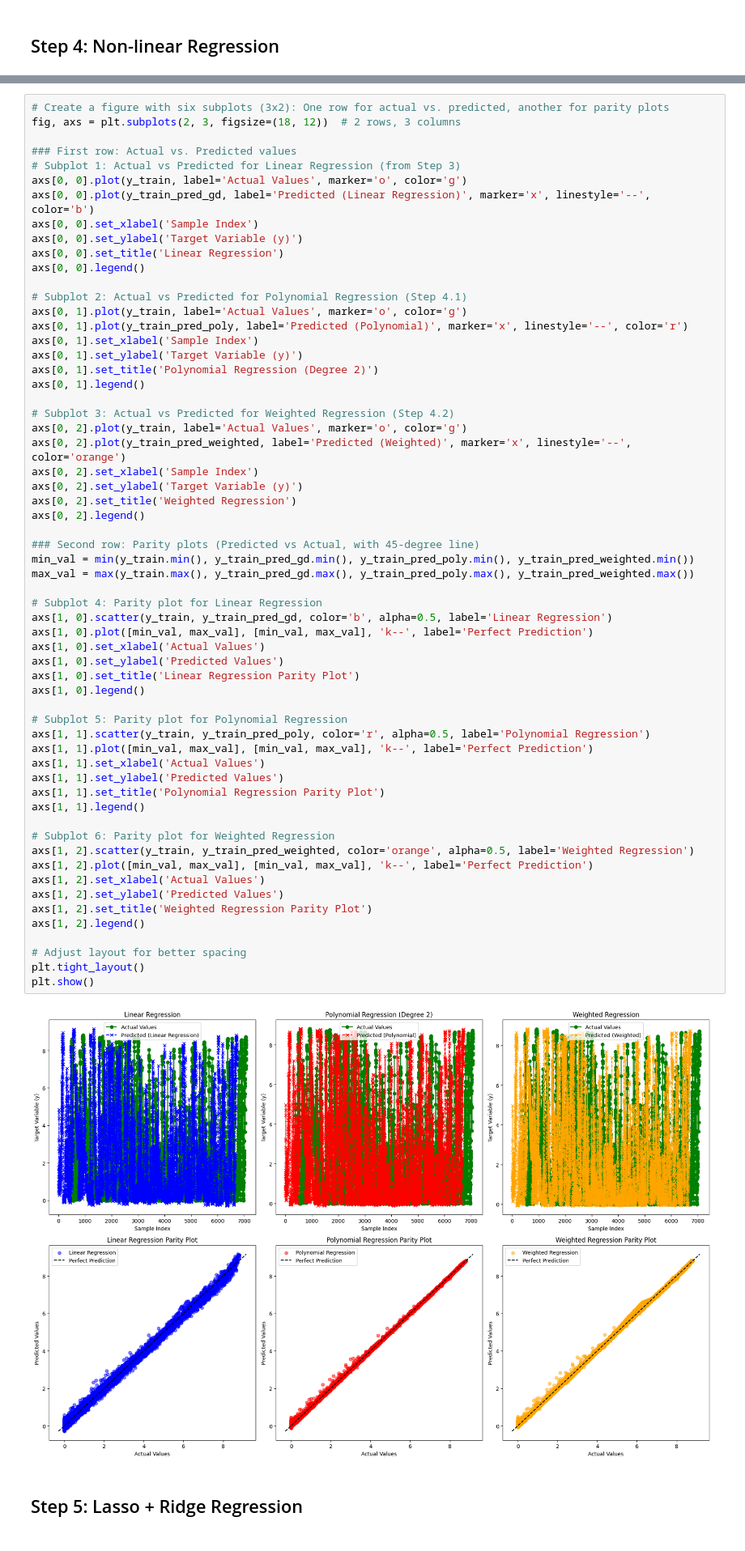
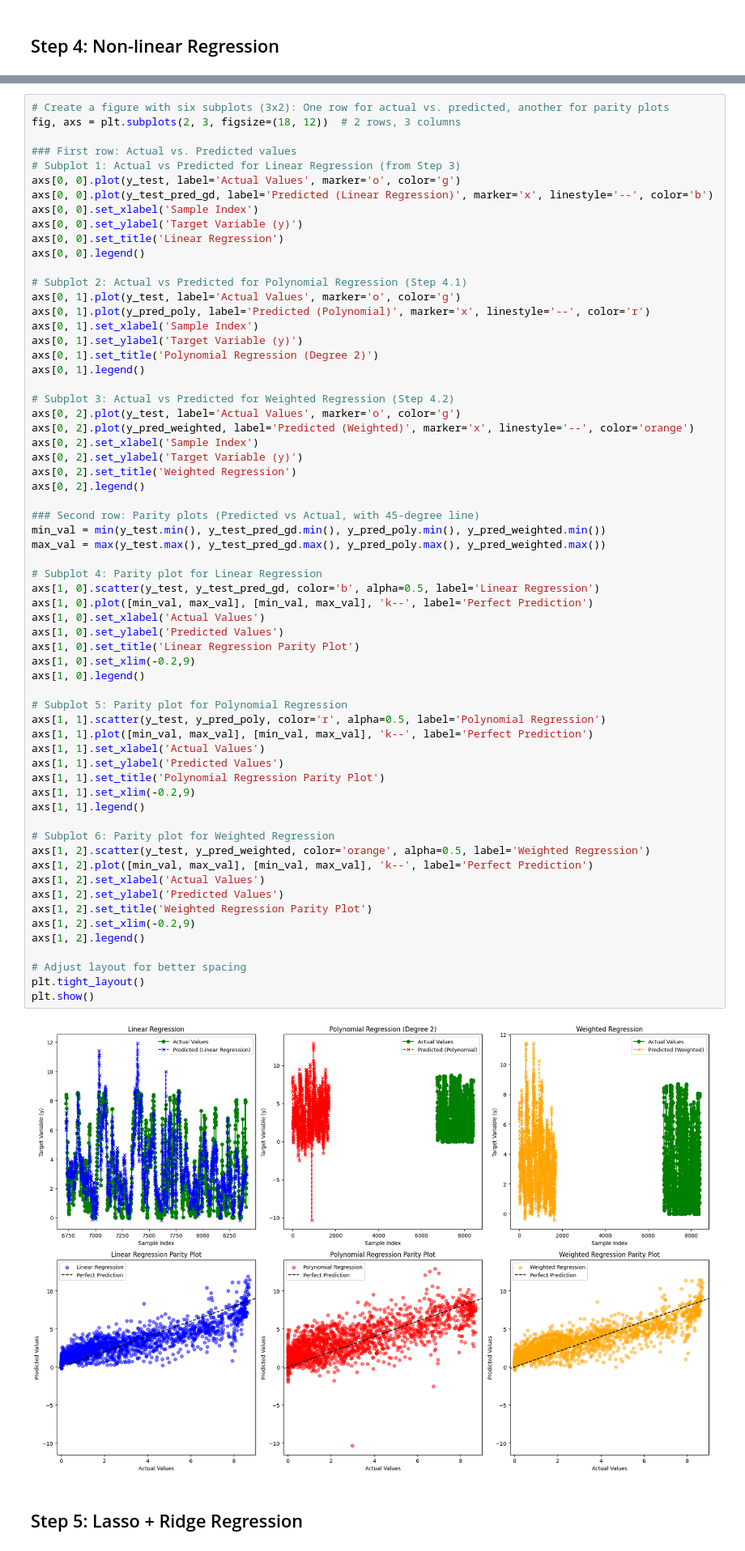
Before and after one commit to Max-f123/Machine_Learning_in_Energy_Systems, a Jupyter notebook: Test 21.ipynb, the cells around one changed output, grey strips where cells are left out. Shown at 81% size. Cells and saved outputs as stored; diff of their text form.

```diff
--- a/Test 21.ipynb
+++ b/Test 21.ipynb
@@ -867,62 +874,65 @@ fig, axs = plt.subplots(2, 3, figsize=(18, 12))  # 2 rows, 3 columns
 
 ### First row: Actual vs. Predicted values
 # Subplot 1: Actual vs Predicted for Linear Regression (from Step 3)
-axs[0, 0].plot(y_train, label='Actual Values', marker='o', color='g')
-axs[0, 0].plot(y_train_pred_gd, label='Predicted (Linear Regression)', marker='x', linestyle='--', color='b')
+axs[0, 0].plot(y_test, label='Actual Values', marker='o', color='g')
+axs[0, 0].plot(y_test_pred_gd, label='Predicted (Linear Regression)', marker='x', linestyle='--', color='b')
 axs[0, 0].set_xlabel('Sample Index')
 axs[0, 0].set_ylabel('Target Variable (y)')
 axs[0, 0].set_title('Linear Regression')
 axs[0, 0].legend()
 
 # Subplot 2: Actual vs Predicted for Polynomial Regression (Step 4.1)
-axs[0, 1].plot(y_train, label='Actual Values', marker='o', color='g')
-axs[0, 1].plot(y_train_pred_poly, label='Predicted (Polynomial)', marker='x', linestyle='--', color='r')
+axs[0, 1].plot(y_test, label='Actual Values', marker='o', color='g')
+axs[0, 1].plot(y_pred_poly, label='Predicted (Polynomial)', marker='x', linestyle='--', color='r')
 axs[0, 1].set_xlabel('Sample Index')
 axs[0, 1].set_ylabel('Target Variable (y)')
 axs[0, 1].set_title('Polynomial Regression (Degree 2)')
 axs[0, 1].legend()
 
 # Subplot 3: Actual vs Predicted for Weighted Regression (Step 4.2)
-axs[0, 2].plot(y_train, label='Actual Values', marker='o', color='g')
-axs[0, 2].plot(y_train_pred_weighted, label='Predicted (Weighted)', marker='x', linestyle='--', color='orange')
+axs[0, 2].plot(y_test, label='Actual Values', marker='o', color='g')
+axs[0, 2].plot(y_pred_weighted, label='Predicted (Weighted)', marker='x', linestyle='--', color='orange')
 axs[0, 2].set_xlabel('Sample Index')
 axs[0, 2].set_ylabel('Target Variable (y)')
 axs[0, 2].set_title('Weighted Regression')
 axs[0, 2].legend()
 
 ### Second row: Parity plots (Predicted vs Actual, with 45-degree line)
-min_val = min(y_train.min(), y_train_pred_gd.min(), y_train_pred_poly.min(), y_train_pred_weighted.min())
-max_val = max(y_train.max(), y_train_pred_gd.max(), y_train_pred_poly.max(), y_train_pred_weighted.max())
+min_val = min(y_test.min(), y_test_pred_gd.min(), y_pred_poly.min(), y_pred_weighted.min())
+max_val = max(y_test.max(), y_test_pred_gd.max(), y_pred_poly.max(), y_pred_weighted.max())
 
 # Subplot 4: Parity plot for Linear Regression
-axs[1, 0].scatter(y_train, y_train_pred_gd, color='b', alpha=0.5, label='Linear Regression')
+axs[1, 0].scatter(y_test, y_test_pred_gd, color='b', alpha=0.5, label='Linear Regression')
 axs[1, 0].plot([min_val, max_val], [min_val, max_val], 'k--', label='Perfect Prediction')
 axs[1, 0].set_xlabel('Actual Values')
 axs[1, 0].set_ylabel('Predicted Values')
 axs[1, 0].set_title('Linear Regression Parity Plot')
+axs[1, 0].set_xlim(-0.2,9)
 axs[1, 0].legend()
 
 # Subplot 5: Parity plot for Polynomial Regression
-axs[1, 1].scatter(y_train, y_train_pred_poly, color='r', alpha=0.5, label='Polynomial Regression')
+axs[1, 1].scatter(y_test, y_pred_poly, color='r', alpha=0.5, label='Polynomial Regression')
 axs[1, 1].plot([min_val, max_val], [min_val, max_val], 'k--', label='Perfect Prediction')
 axs[1, 1].set_xlabel('Actual Values')
 axs[1, 1].set_ylabel('Predicted Values')
 axs[1, 1].set_title('Polynomial Regression Parity Plot')
+axs[1, 1].set_xlim(-0.2,9)
 axs[1, 1].legend()
 
 # Subplot 6: Parity plot for Weighted Regression
-axs[1, 2].scatter(y_train, y_train_pred_weighted, color='orange', alpha=0.5, label='Weighted Regression')
+axs[1, 2].scatter(y_test, y_pred_weighted, color='orange', alpha=0.5, label='Weighted Regression')
 axs[1, 2].plot([min_val, max_val], [min_val, max_val], 'k--', label='Perfect Prediction')
 axs[1, 2].set_xlabel('Actual Values')
 axs[1, 2].set_ylabel('Predicted Values')
 axs[1, 2].set_title('Weighted Regression Parity Plot')
+axs[1, 2].set_xlim(-0.2,9)
 axs[1, 2].legend()
 
 # Adjust layout for better spacing
 plt.tight_layout()
 plt.show()
 # %% [output]
-[figure, old version]
+[figure, new version]
 # %% [markdown]
 ## Step 5: Lasso + Ridge Regression
 # %% [markdown]
```
Also changed, not shown: parts of 8 cells of this notebook.
